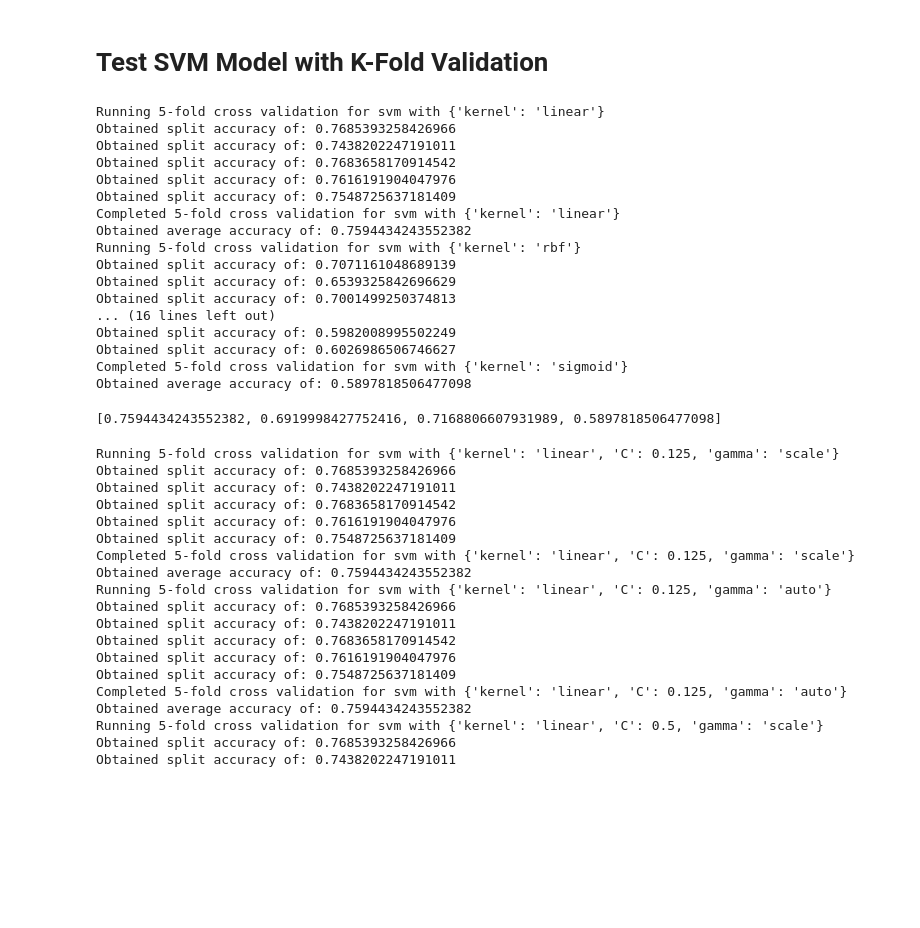
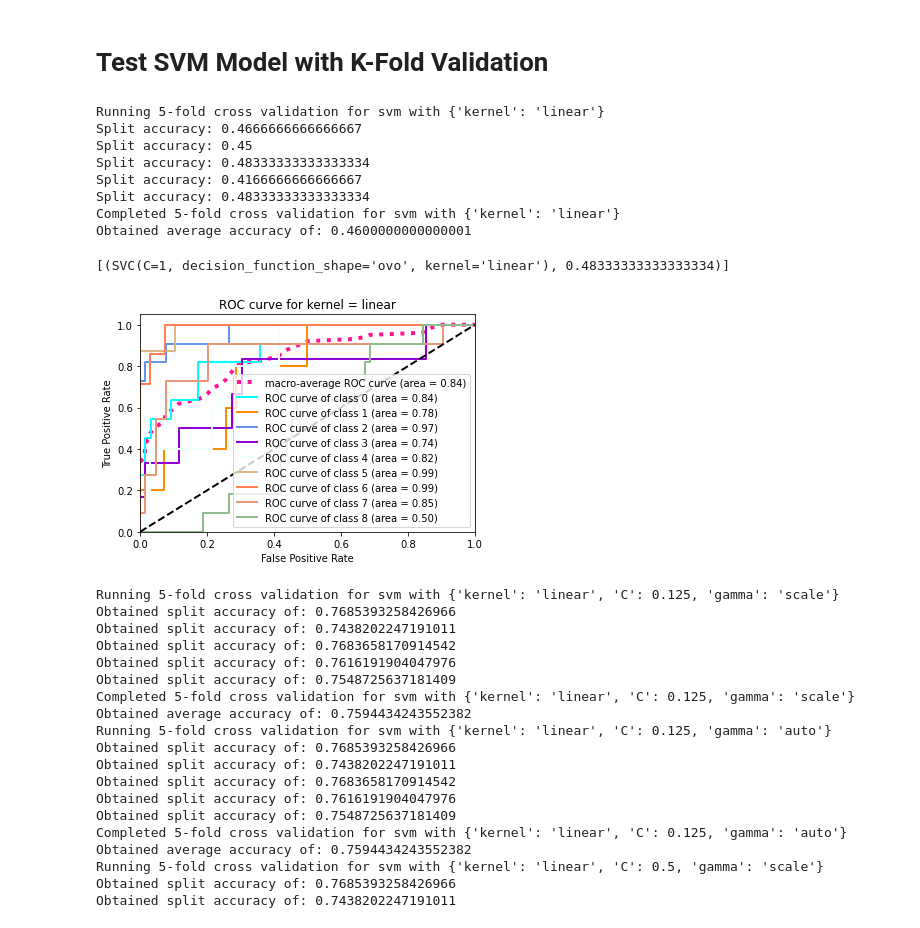
Before and after one commit to zhxchd/weed-out-the-weeds, a Jupyter notebook: pipeline/svm.ipynb, the cells around one changed output. Saved outputs shown, nothing was run; the diff lists cells and outputs as text; code cells hidden in the pictures; blank space fills up the shorter version.

```diff
--- a/pipeline/svm.ipynb
+++ b/pipeline/svm.ipynb
@@ -97,29 +99,20 @@ from run_algo_with_kfold import kfold_cross_validation
 
 kernels = ['linear', 'rbf', 'poly', 'sigmoid']
 k = 5
-final_accuracies = []
+clfs_and_accuracies = []
 for kernel in kernels:
-  final_accuracy = kfold_cross_validation(k, X_train_flatten, y_train, 'svm', {'kernel': kernel})
-  final_accuracies.append(final_accuracy)
+  clf_and_accuracy = kfold_cross_validation(k, X_train_flatten, y_train, 'svm', {'kernel': kernel})
+  clfs_and_accuracies.append(clf_and_accuracy)
 # %% [output]
 Running 5-fold cross validation for svm with {'kernel': 'linear'}
-Obtained split accuracy of: 0.7685393258426966
-Obtained split accuracy of: 0.7438202247191011
-Obtained split accuracy of: 0.7683658170914542
-Obtained split accuracy of: 0.7616191904047976
-Obtained split accuracy of: 0.7548725637181409
+Split accuracy: 0.4666666666666667
+Split accuracy: 0.45
+Split accuracy: 0.48333333333333334
+Split accuracy: 0.4166666666666667
+Split accuracy: 0.48333333333333334
 Completed 5-fold cross validation for svm with {'kernel': 'linear'}
-Obtained average accuracy of: 0.7594434243552382
-Running 5-fold cross validation for svm with {'kernel': 'rbf'}
-Obtained split accuracy of: 0.7071161048689139
-Obtained split accuracy of: 0.6539325842696629
-Obtained split accuracy of: 0.7001499250374813
-... (16 lines left out)
-Obtained split accuracy of: 0.5982008995502249
-Obtained split accuracy of: 0.6026986506746627
-Completed 5-fold cross validation for svm with {'kernel': 'sigmoid'}
-Obtained average accuracy of: 0.5897818506477098
+Obtained average accuracy of: 0.4600000000000001
 # %%
-print(final_accuracies)
+print(clfs_and_accuracies)
 # %% [output]
-[0.7594434243552382, 0.6919998427752416, 0.7168806607931989, 0.5897818506477098]
+[(SVC(C=1, decision_function_shape='ovo', kernel='linear'), 0.48333333333333334)]
@@ -126,3 +124,22 @@ print(final_accuracies)
+# %%
+fprs = []
+tprs = []
+roc_aucs = []
+for clf_and_accuracy in clfs_and_accuracies:
+  (fpr, tpr, roc_auc) = get_roc_auc_curve(clf, X_train_flatten, y_train, X_test_flatten, y_test, {'is_svm': True})
+  fprs.append(fpr)
+  tprs.append(tpr)
+  roc_aucs.append(roc_auc)
+# %%
+import importlib
+import run_algo_with_kfold
+importlib.reload(run_algo_with_kfold)
+from run_algo_with_kfold import visualize_roc_auc_curve
+for kernel, fpr, tpr, roc_auc in zip(kernels, fprs, tprs, roc_aucs):
+  title = f'ROC curve for kernel = {str(kernel)}'
+  visualize_roc_auc_curve(title, fpr, tpr, roc_auc, len(np.unique(y_test)))
+# %% [output]
+[figure, added]
 # %%
 from run_algo_with_kfold import kfold_cross_validation
 
```
Also changed, not shown: parts of 4 cells of this notebook, 3 other files.
